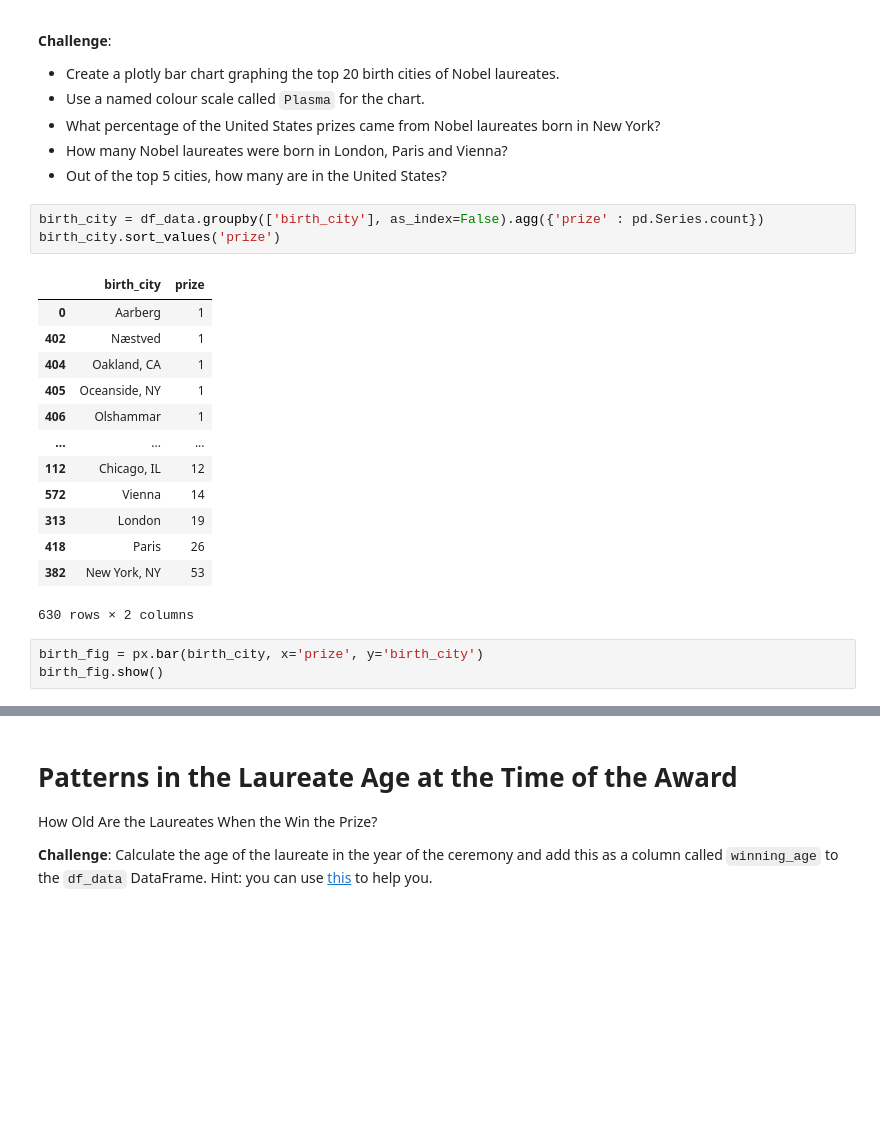
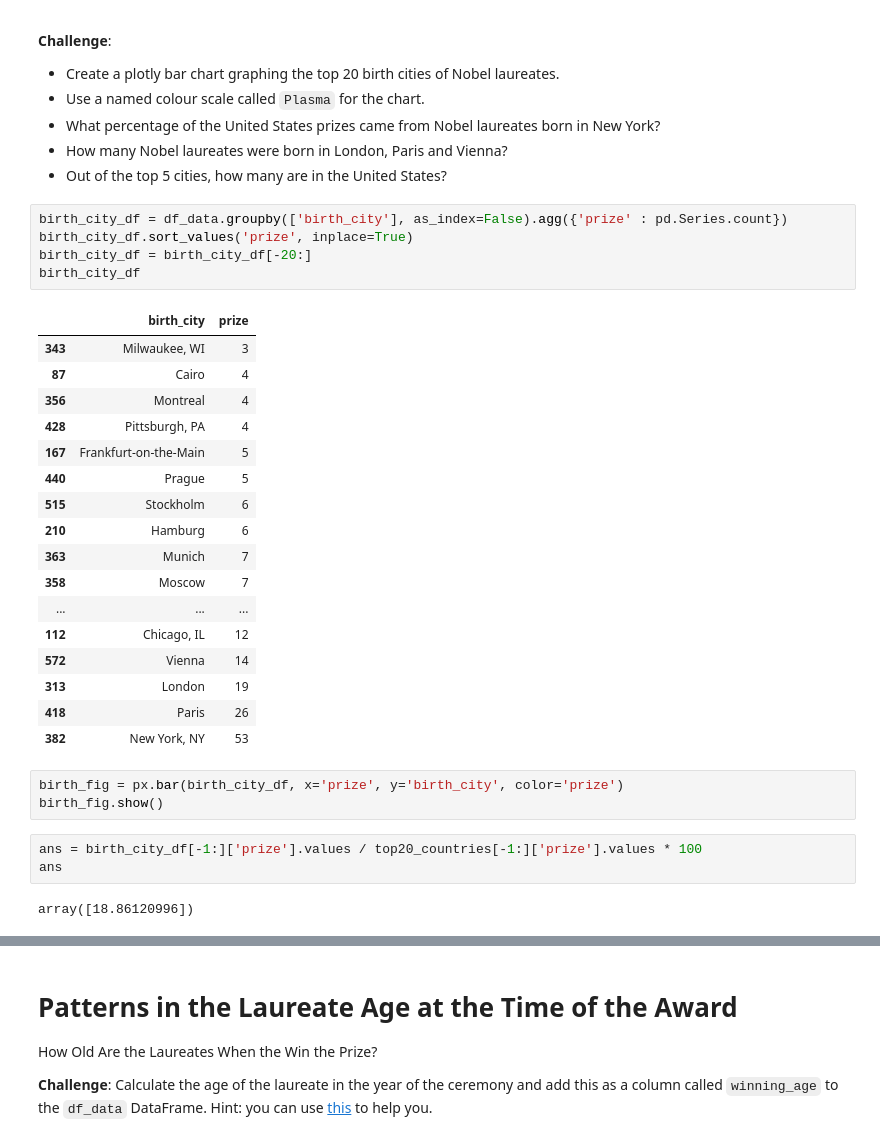
Before and after one commit to Jeff-Nibbs/nobel-data, a Jupyter notebook: Nobel_Prize_Analysis_(start).ipynb, the cells around one changed output, grey strips where cells are left out. Cells and saved outputs as stored; diff of their text form; blank space fills up the shorter version.

```diff
--- a/Nobel_Prize_Analysis_(start).ipynb
+++ b/Nobel_Prize_Analysis_(start).ipynb
@@ -648,25 +647,36 @@ org_fig.show()
 * How many Nobel laureates were born in London, Paris and Vienna?
 * Out of the top 5 cities, how many are in the United States?
 # %%
-birth_city = df_data.groupby(['birth_city'], as_index=False).agg({'prize' : pd.Series.count})
-birth_city.sort_values('prize')
+birth_city_df = df_data.groupby(['birth_city'], as_index=False).agg({'prize' : pd.Series.count})
+birth_city_df.sort_values('prize', inplace=True)
+birth_city_df = birth_city_df[-20:]
+birth_city_df
 # %% [output]
 |  | birth_city | prize |
-| 0 | Aarberg | 1 |
-| 402 | Næstved | 1 |
-| 404 | Oakland, CA | 1 |
-| 405 | Oceanside, NY | 1 |
-| 406 | Olshammar | 1 |
+| 343 | Milwaukee, WI | 3 |
+| 87 | Cairo | 4 |
+| 356 | Montreal | 4 |
+| 428 | Pittsburgh, PA | 4 |
+| 167 | Frankfurt-on-the-Main | 5 |
+| 440 | Prague | 5 |
+| 515 | Stockholm | 6 |
+| 210 | Hamburg | 6 |
+| 363 | Munich | 7 |
+| 358 | Moscow | 7 |
 | ... | ... | ... |
 | 112 | Chicago, IL | 12 |
 | 572 | Vienna | 14 |
 | 313 | London | 19 |
 | 418 | Paris | 26 |
 | 382 | New York, NY | 53 |
-630 rows × 2 columns
 # %%
-birth_fig = px.bar(birth_city, x='prize', y='birth_city')
+birth_fig = px.bar(birth_city_df, x='prize', y='birth_city', color='prize')
 birth_fig.show()
+# %%
+ans = birth_city_df[-1:]['prize'].values / top20_countries[-1:]['prize'].values * 100
+ans
+# %% [output]
+array([18.86120996])
 # %% [markdown]
 # Plotly Sunburst Chart: Combine Country, City, and Organisation
 
```
Also changed, not shown: parts of 1 cell of this notebook.
